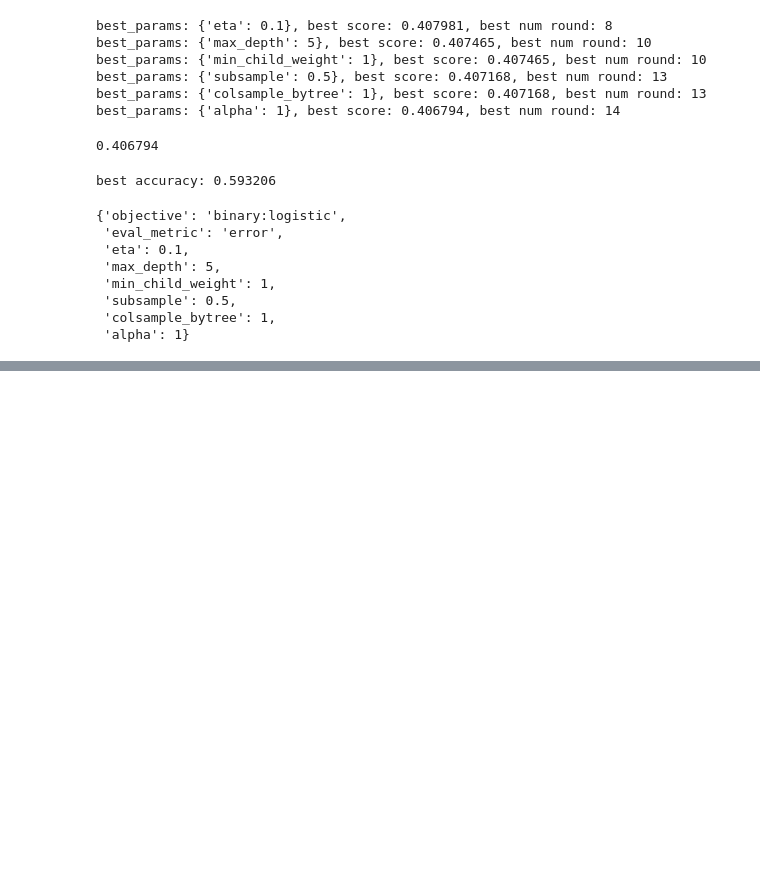
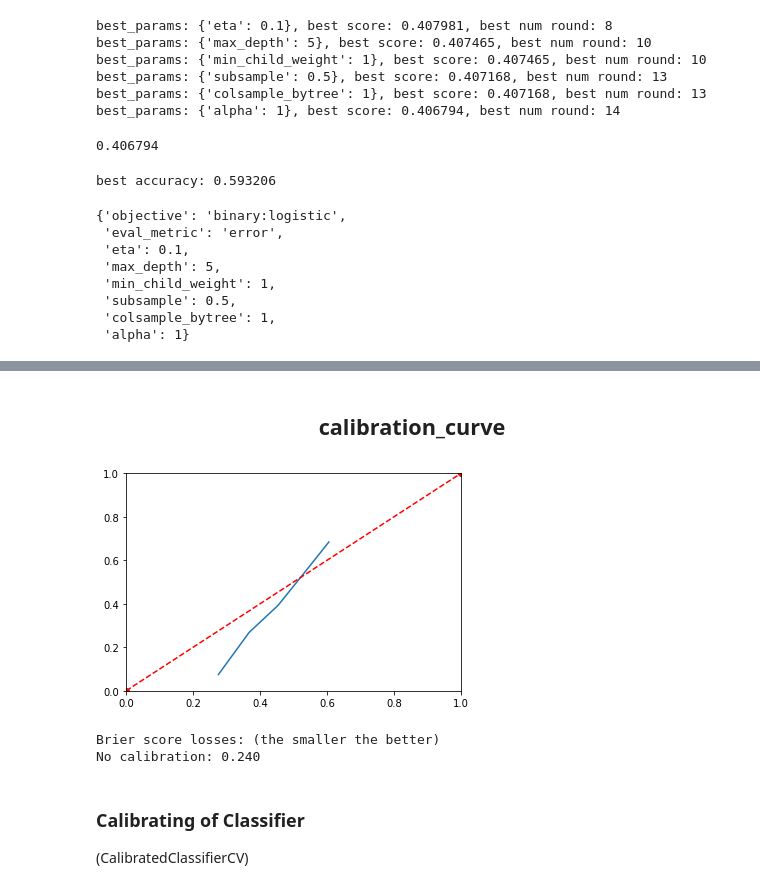
Before and after one commit to shereshevskiy/meson_insider, a Jupyter notebook: _jupyter_notebooks/06-01_gridSearch-xgboost_full.ipynb, the cells around one changed output, grey strips where cells are left out. Drawn from its saved outputs; the diff is of its cells as text; code cells hidden in the pictures; blank space fills up the shorter version.

```diff
--- a/_jupyter_notebooks/06-01_gridSearch-xgboost_full.ipynb
+++ b/_jupyter_notebooks/06-01_gridSearch-xgboost_full.ipynb
@@ -150,0 +157,2 @@ best_params
+# %% [markdown]
+## <center>calibration_curve
@@ -150,0 +162,23 @@ best_params
+# %%
+bst = xgb.train(**xgb_train_params)
+# %%
+y_val_proba = bst.predict(dval, ntree_limit=bst.best_ntree_limit)
+# %%
+fraction_of_positives, mean_predicted_value = calibration_curve(y_val.values, y_val_proba, n_bins=10)
+# %%
+plt.plot(mean_predicted_value, fraction_of_positives)
+plt.plot(range(0, 2), range(0, 2), 'ro--')
+plt.xlim(0, 1)
+plt.ylim(0, 1);
+# %% [output]
+[figure, added]
+# %%
+print("Brier score losses: (the smaller the better)")
+clf_brier_score = brier_score_loss(y_val.values, y_val_proba)
+print("No calibration: %1.3f" % clf_brier_score)
+# %% [output]
+Brier score losses: (the smaller the better)
+No calibration: 0.240
+# %% [markdown]
+### Calibrating of Classifier
+(CalibratedClassifierCV)
```
Also changed, not shown: parts of 19 cells of this notebook, 2 other files.
